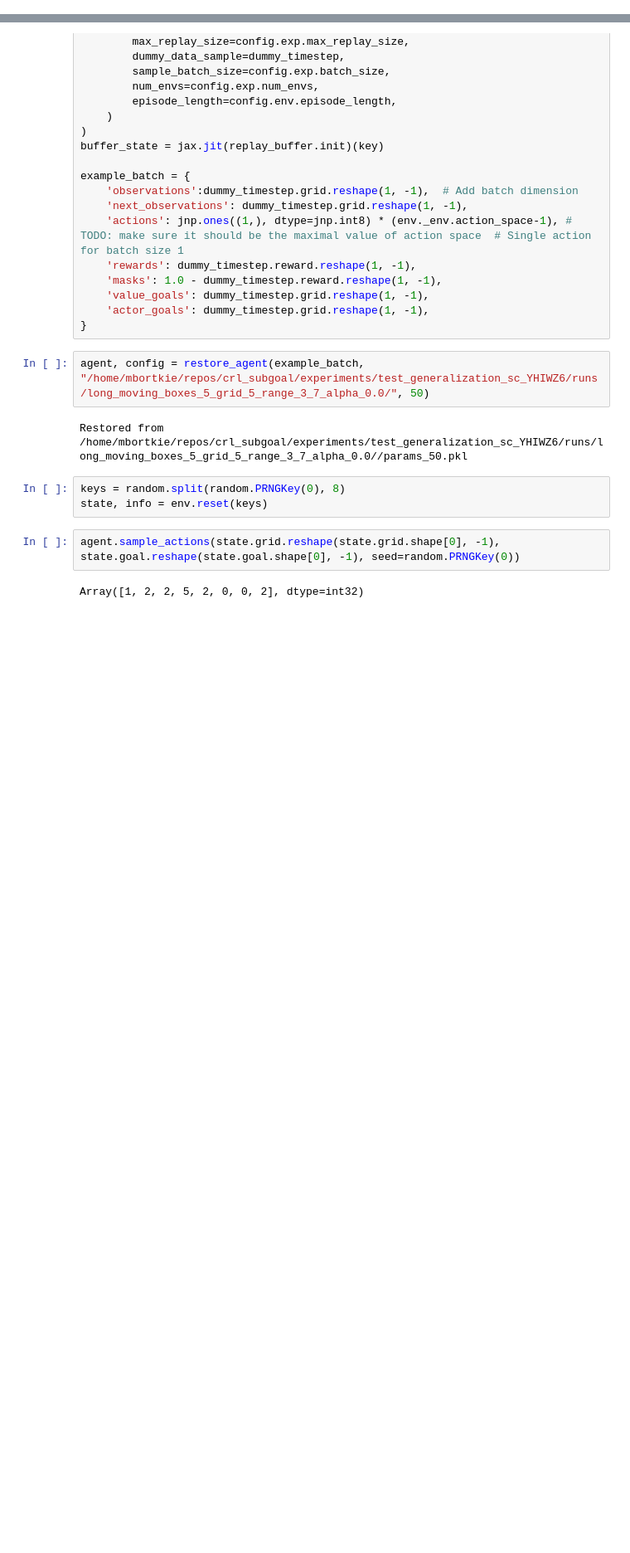
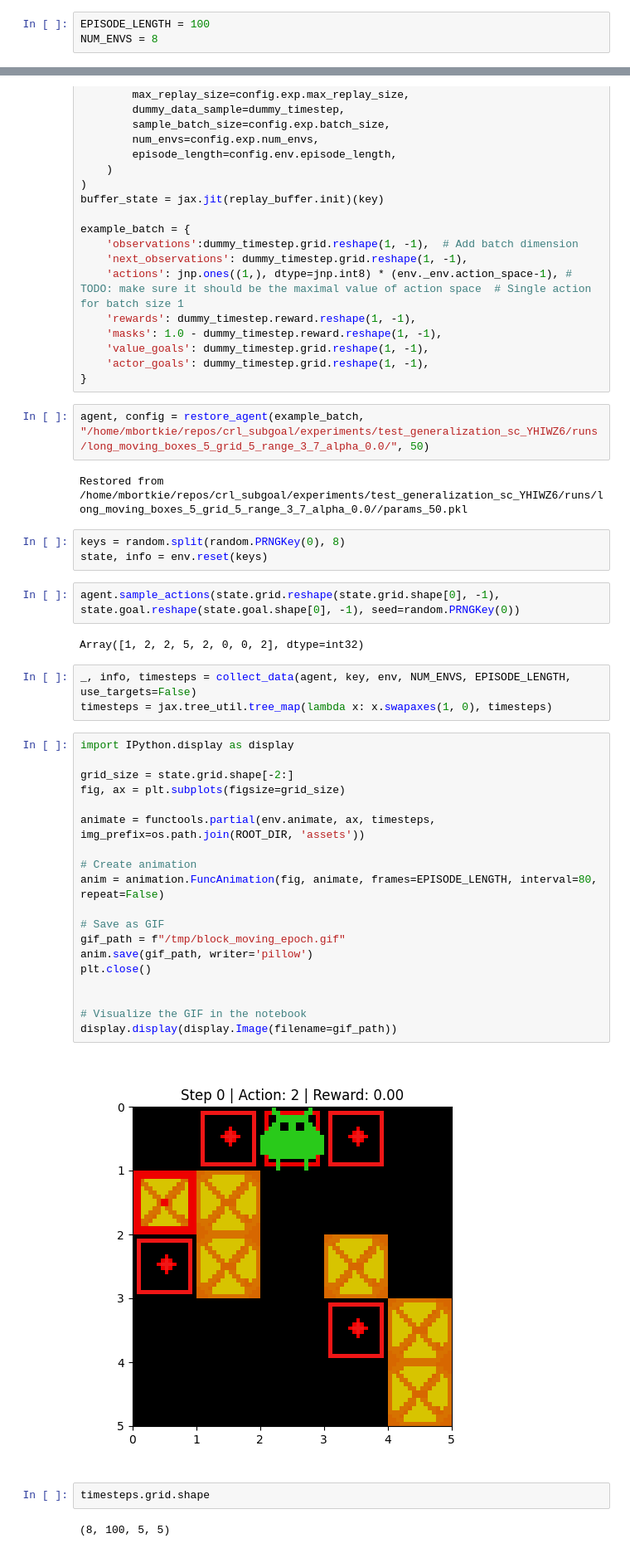
Before and after one commit to wladekpal/golden-standard, a Jupyter notebook: src/notebooks/18_07_25_post_hoc_analysis.ipynb, the cells around one changed output, grey strips where cells are left out. Shown: that part at 83% size. Saved outputs shown, nothing was run; the diff lists cells and outputs as text; blank space fills up the shorter version.

Commit message:
chore: working visualization of actions q values, distr etc for a trajectory

```diff
--- a/src/notebooks/18_07_25_post_hoc_analysis.ipynb
+++ b/src/notebooks/18_07_25_post_hoc_analysis.ipynb
@@ -32,6 +32,9 @@ from train import *
 from impls.utils.checkpoints import restore_agent, save_agent
 from config import Config, ExpConfig
 from envs import legal_envs
+# %%
+EPISODE_LENGTH = 100
+NUM_ENVS = 8
 # %%
 config = Config(
     exp=ExpConfig(seed=0, name="test"),
@@ -84,3 +87,31 @@ state, info = env.reset(keys)
 agent.sample_actions(state.grid.reshape(state.grid.shape[0], -1), state.goal.reshape(state.goal.shape[0], -1), seed=random.PRNGKey(0))
 # %% [output]
 Array([1, 2, 2, 5, 2, 0, 0, 2], dtype=int32)
+# %%
+_, info, timesteps = collect_data(agent, key, env, NUM_ENVS, EPISODE_LENGTH, use_targets=False)
+timesteps = jax.tree_util.tree_map(lambda x: x.swapaxes(1, 0), timesteps)
+# %%
+import IPython.display as display
+
+grid_size = state.grid.shape[-2:]
+fig, ax = plt.subplots(figsize=grid_size)
+
+animate = functools.partial(env.animate, ax, timesteps, img_prefix=os.path.join(ROOT_DIR, 'assets'))
+
+# Create animation
+anim = animation.FuncAnimation(fig, animate, frames=EPISODE_LENGTH, interval=80, repeat=False)
+
+# Save as GIF
+gif_path = f"/tmp/block_moving_epoch.gif"
+anim.save(gif_path, writer='pillow')
+plt.close()
+
+
+# Visualize the GIF in the notebook
+display.display(display.Image(filename=gif_path))
+# %% [output]
+[figure, added]
+# %%
+timesteps.grid.shape
+# %% [output]
+(8, 100, 5, 5)
```
Also changed, not shown: parts of 13 cells of this notebook, 1 other file.
